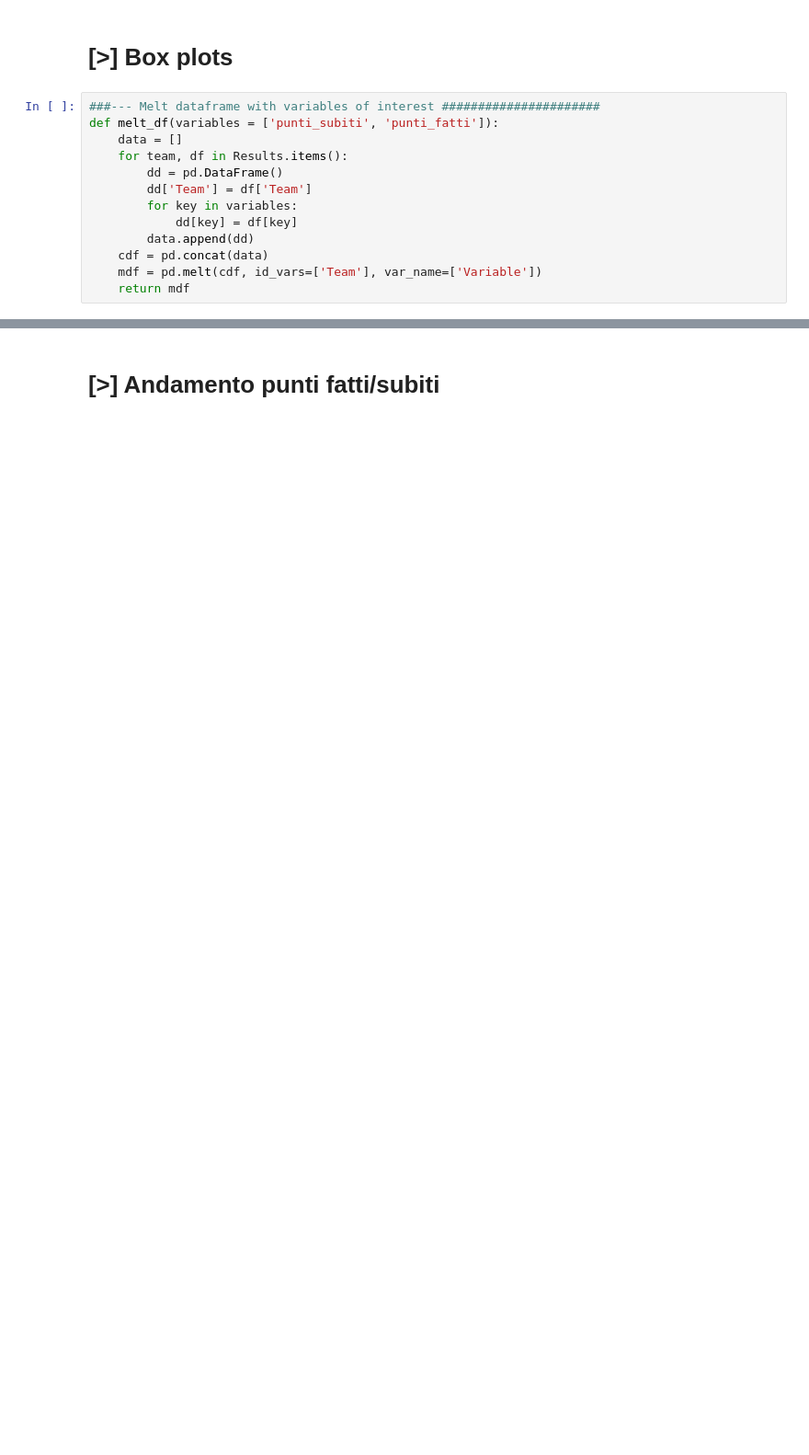
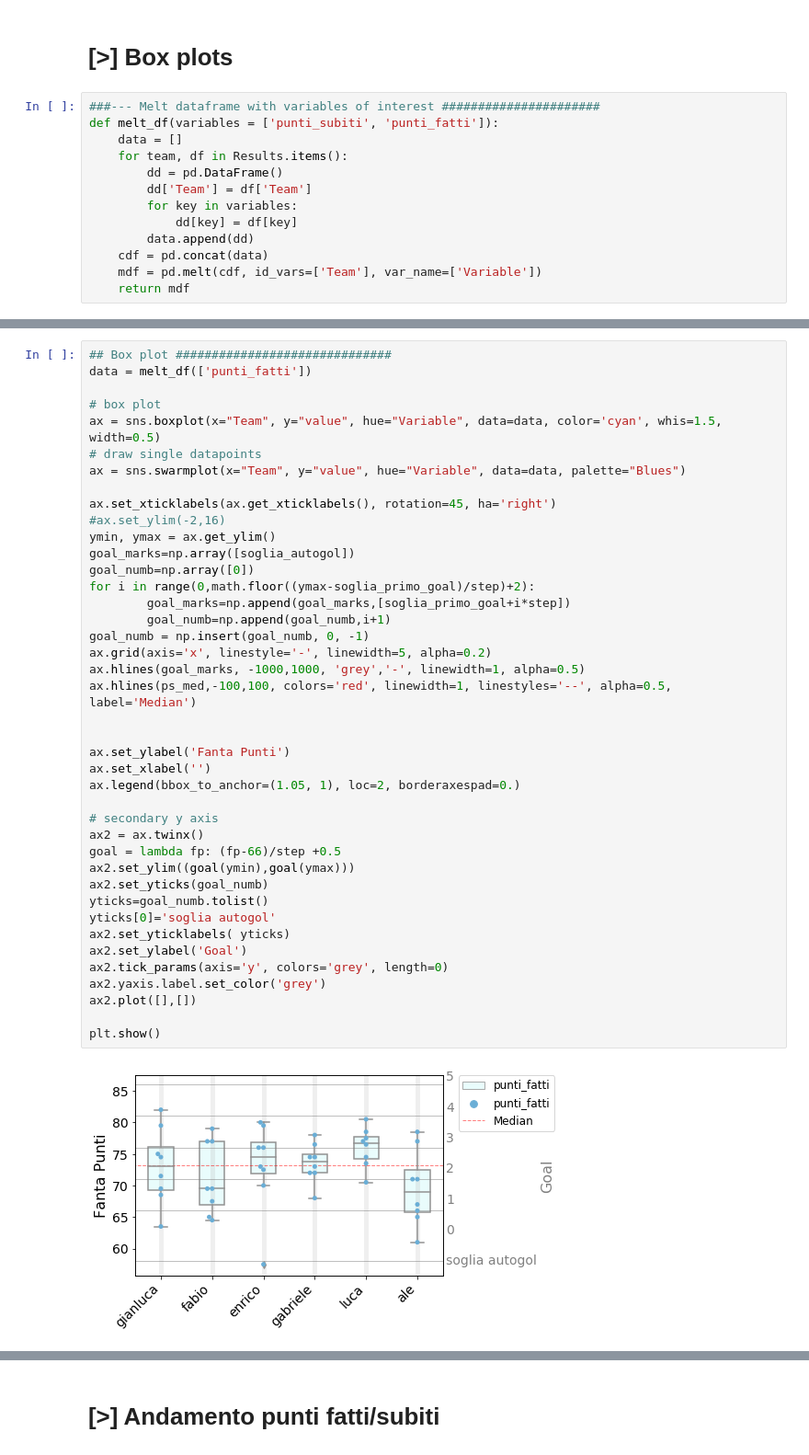
Before and after one commit to matluca/Fantastats, a Jupyter notebook: Fantastats1920.ipynb, the cells around one changed output, grey strips where cells are left out. Shown at 92% size. Cells and saved outputs as stored; diff of their text form; blank space fills up the shorter version.

```diff
--- a/Fantastats1920.ipynb
+++ b/Fantastats1920.ipynb
@@ -838 +841,44 @@ def melt_df(variables = ['punti_subiti', 'punti_fatti']):
+# %%
+## Box plot ##############################
+data = melt_df(['punti_fatti'])
+
+# box plot
+ax = sns.boxplot(x="Team", y="value", hue="Variable", data=data, color='cyan', whis=1.5, width=0.5)
+# draw single datapoints
+ax = sns.swarmplot(x="Team", y="value", hue="Variable", data=data, palette="Blues")
+
+ax.set_xticklabels(ax.get_xticklabels(), rotation=45, ha='right')
+#ax.set_ylim(-2,16)
+ymin, ymax = ax.get_ylim()
+goal_marks=np.array([soglia_autogol])
+goal_numb=np.array([0])
+for i in range(0,math.floor((ymax-soglia_primo_goal)/step)+2):
+        goal_marks=np.append(goal_marks,[soglia_primo_goal+i*step])
+        goal_numb=np.append(goal_numb,i+1)
+goal_numb = np.insert(goal_numb, 0, -1)
+ax.grid(axis='x', linestyle='-', linewidth=5, alpha=0.2)
+ax.hlines(goal_marks, -1000,1000, 'grey','-', linewidth=1, alpha=0.5)
+ax.hlines(ps_med,-100,100, colors='red', linewidth=1, linestyles='--', alpha=0.5, label='Median')
+
+
+ax.set_ylabel('Fanta Punti')
+ax.set_xlabel('')
+ax.legend(bbox_to_anchor=(1.05, 1), loc=2, borderaxespad=0.)
+
+# secondary y axis
+ax2 = ax.twinx()
+goal = lambda fp: (fp-66)/step +0.5
+ax2.set_ylim((goal(ymin),goal(ymax)))
+ax2.set_yticks(goal_numb)
+yticks=goal_numb.tolist()
+yticks[0]='soglia autogol'
+ax2.set_yticklabels( yticks)
+ax2.set_ylabel('Goal')
+ax2.tick_params(axis='y', colors='grey', length=0)
+ax2.yaxis.label.set_color('grey')
+ax2.plot([],[])
+
+plt.show()
+# %% [output]
+[figure, added]
 # %%
```
Also changed, not shown: parts of 5 cells of this notebook.
